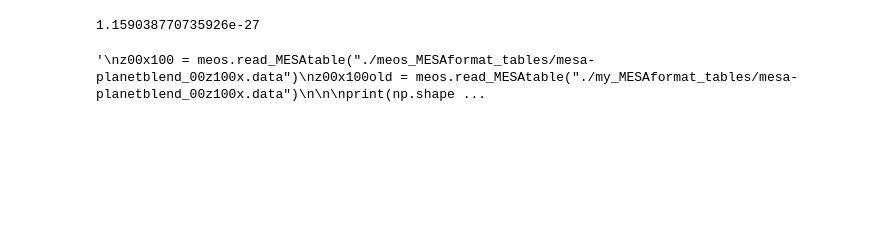
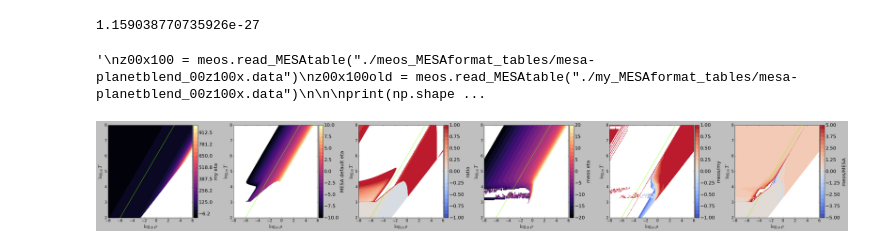
Before and after one commit to esandford/giant_planets, a Jupyter notebook: MESA_EoS/merge_eta.ipynb, the cells around one changed output. Cells and saved outputs as stored; diff of their text form; code cells hidden in the pictures; blank space fills up the shorter version.

```diff
--- a/MESA_EoS/merge_eta.ipynb
+++ b/MESA_EoS/merge_eta.ipynb
@@ -170,0 +201,19 @@ write_MESA_table_datacube(z00x100, outfilename="./test.data", version=1, X=1.0,
+# %%
+testx = np.linspace(-8,6,100)
+testy = (2/3)*testx + 6
+# %%
+meos.contourf_subplots_with_colorbars(nRow=1, nCol=6,
+                                xs=orig_tabulated.log10rhogrid,
+                                ys=orig_tabulated.log10Tgrid,
+                                zs=[orig_tabulated.eta, MESA_eta, orig_tabulated.eta/MESA_eta, meos_tabulated.eta,meos_tabulated.eta/orig_tabulated.eta,meos_tabulated.eta/MESA_eta],
+                                xlims=(-8,6),
+                                ylims=(2,8),
+                                zlims=[(-50,1000),(-10,10),(-1,1),(-20,20),(-1,1),(-5,5)],
+                                levels=25,
+                                xlabels=r'$\log_{10}\rho$',
+                                ylabels=r'$\log_{10}T$',
+                                zlabels=['my eta','MESA default eta','ratio', 'meos eta','meos/my','meos/MESA'],
+                                cmap=['magma','magma','coolwarm','magma','coolwarm','coolwarm'], vlines=None, hlines=None, otherlines_x=[testx], otherlines_y=[testy],
+                                species='H', plot_interpolation_lines=False, savename=None)
+# %% [output]
+[figure, added]
```
Also changed, not shown: parts of 3 cells of this notebook, 9 other files.
